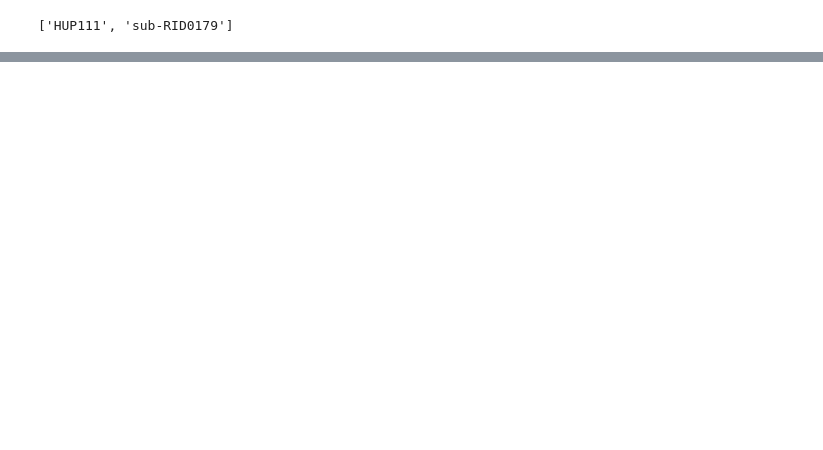
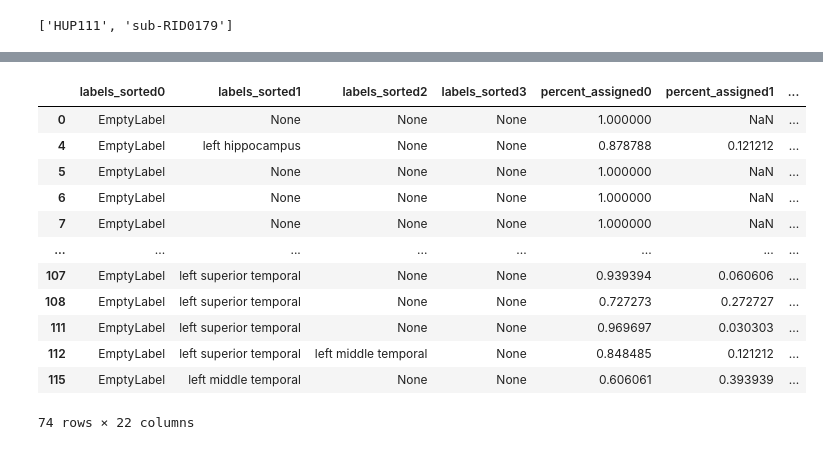
Before and after one commit to carlosaaguila/Interictal_Spike_Analysis, a Jupyter notebook: HUMAN/working_feat_extract_code/testing_archive/iR_label_workup.ipynb, the cells around one changed output, grey strips where cells are left out. Saved outputs shown, nothing was run; the diff lists cells and outputs as text; code cells hidden in the pictures; blank space fills up the shorter version.

```diff
--- a/HUMAN/working_feat_extract_code/testing_archive/iR_label_workup.ipynb
+++ b/HUMAN/working_feat_extract_code/testing_archive/iR_label_workup.ipynb
@@ -198,0 +202,4 @@ def label_fix(pt, data_directory, threshold = 0.25):
+# %%
+data_directory = ['/mnt/leif/littlab/users/aguilac/Projects/FC_toolbox/results/mat_output_v2', '/mnt/leif/littlab/data/Human_Data']
+rid, brain_df = load_rid_forjson("HUP142", data_directory)
+display(brain_df)
@@ -198,0 +239,45 @@ def label_fix(pt, data_directory, threshold = 0.25):
+# %%
+atropos_labels = atropos_labels.rename(columns={'labels_sorted': 'AT_labels', 'percent_assigned':'AT_perc'})
+
+#MERGE ATROPOS AND DKT
+merge_keys = workinglabels.merge(atropos_labels[['AT_labels', 'AT_perc']], left_on = workinglabels['name'], right_on= atropos_labels['name'], how='left')
+# %%
+empty_mergekeys = (merge_keys[merge_keys['label'] == 'EmptyLabel'])
+empty_mergekeys = unnesting(empty_mergekeys, ['labels_sorted', 'percent_assigned','AT_labels','AT_perc'], axis=0)
+
+def gray_labels(row):
+    '''
+    function looks for gray matter, if it finds it then it will look to return the label in which it is not Empty or None
+    '''
+    if (row['AT_labels0'] == 'gray matter') | (row['AT_labels1'] == 'gray matter') | (row['AT_labels2'] == 'gray matter'): #change this to 3 == stATEMENTS    MY GROUPING IS INCORRECT
+        if (row['labels_sorted1'] != "EmptyLabel") | (row['labels_sorted1'] != None):
+            return row['labels_sorted1']
+
+        elif (row['labels_sorted2'] != "EmptyLabel") | (row['labels_sorted2'] != None):
+            return row['labels_sorted2']
+
+        elif (row['labels_sorted3'] != "EmptyLabel") | (row['labels_sorted3'] != None):
+            return row['labels_sorted3']
+
+        elif (row['labels_sorted4'] != "EmptyLabel") | (row['labels_sorted1'] != None):
+            return row['labels_sorted4']
+
+empty_mergekeys['at_dkt_labels'] = empty_mergekeys.apply(gray_labels, axis=1)
+display(empty_mergekeys)
+# next step is to implement this into my function -- without changing anything. you first run the initial version of the algorithm, then you run this and then you concatenate.
+
+#probably want to apply the top function to merge keys, then merge that output with the OG output.
+# %% [output]
+|  | labels_sorted0 | labels_sorted1 | labels_sorted2 | labels_sorted3 | percent_assigned0 | percent_assigned1 | ... |
+| 0 | EmptyLabel | None | None | None | 1.000000 | NaN | ... |
+| 4 | EmptyLabel | left hippocampus | None | None | 0.878788 | 0.121212 | ... |
+| 5 | EmptyLabel | None | None | None | 1.000000 | NaN | ... |
+| 6 | EmptyLabel | None | None | None | 1.000000 | NaN | ... |
+| 7 | EmptyLabel | None | None | None | 1.000000 | NaN | ... |
+| ... | ... | ... | ... | ... | ... | ... | ... |
+| 107 | EmptyLabel | left superior temporal | None | None | 0.939394 | 0.060606 | ... |
+| 108 | EmptyLabel | left superior temporal | None | None | 0.727273 | 0.272727 | ... |
+| 111 | EmptyLabel | left superior temporal | None | None | 0.969697 | 0.030303 | ... |
+| 112 | EmptyLabel | left superior temporal | left middle temporal | None | 0.848485 | 0.121212 | ... |
+| 115 | EmptyLabel | left middle temporal | None | None | 0.606061 | 0.393939 | ... |
+74 rows × 22 columns
```
Also changed, not shown: parts of 12 cells of this notebook, 22 other files.
